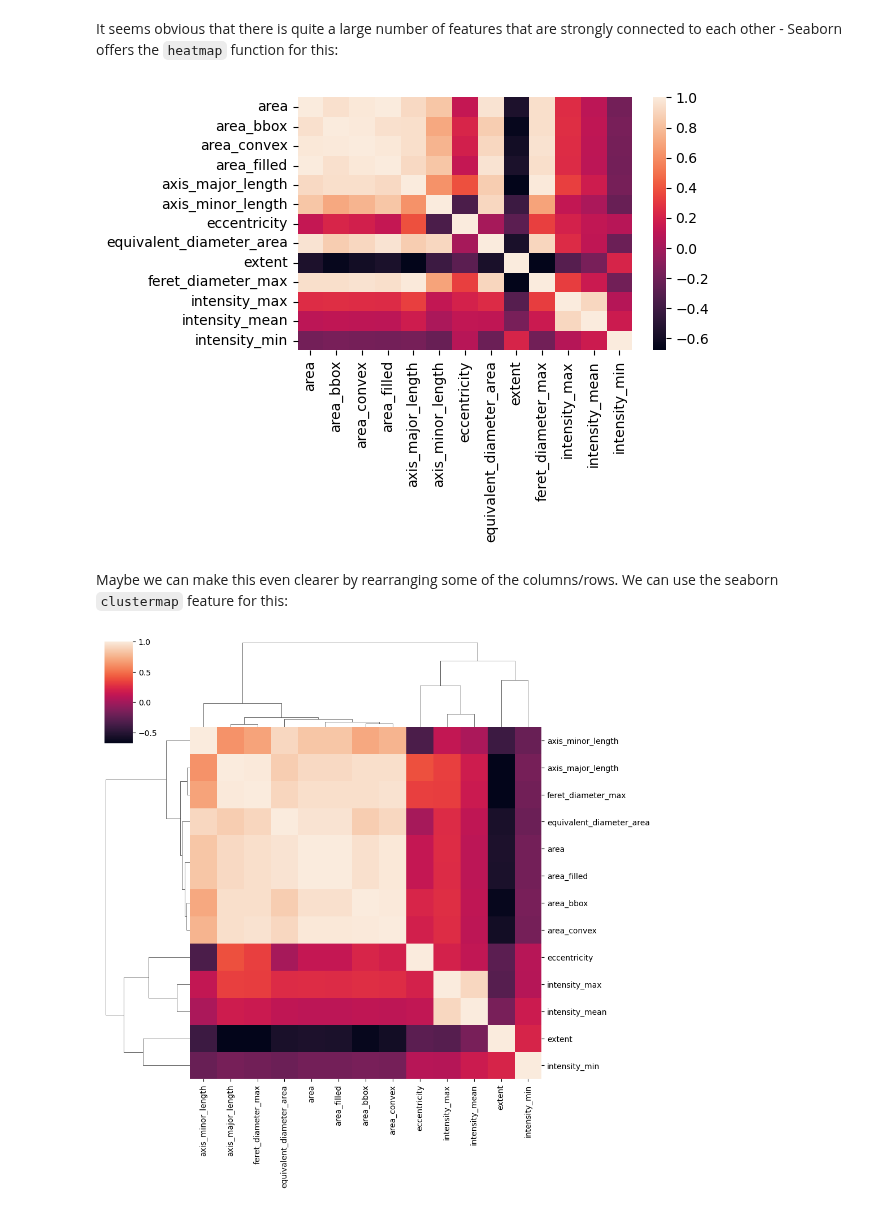
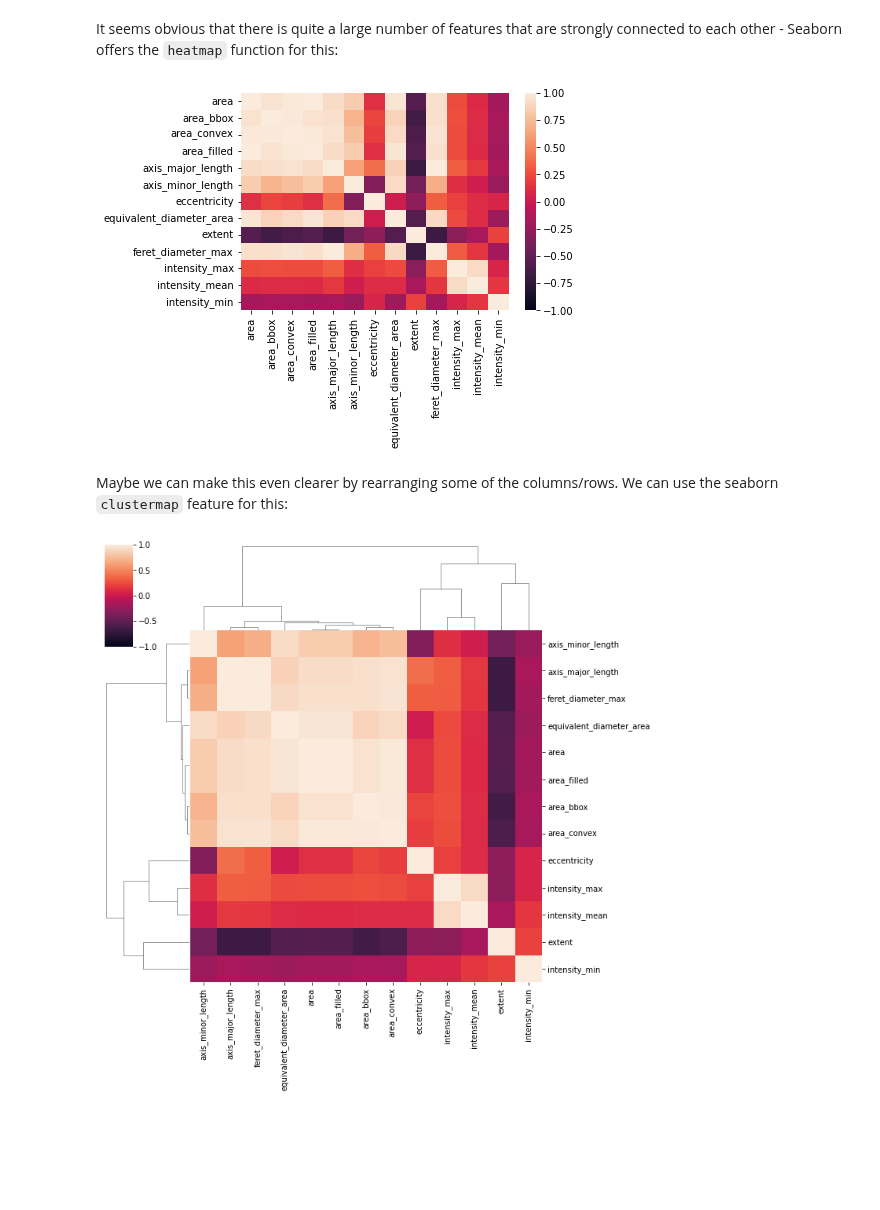
Before and after one commit to BiAPoL/Quantitative_Bio_Image_Analysis_with_Python_2022, a Jupyter notebook: docs/day3c_statistics_and_tests/03_correlation_matrix.ipynb, the cells around one changed output. Saved outputs shown, nothing was run; the diff lists cells and outputs as text; code cells hidden in the pictures; blank space fills up the shorter version.

Commit message:
fixed color range in correlation matrix

```diff
--- a/docs/day3c_statistics_and_tests/03_correlation_matrix.ipynb
+++ b/docs/day3c_statistics_and_tests/03_correlation_matrix.ipynb
@@ -52,12 +56,12 @@ correlation_matrix = df.corr(method='pearson')
 # %% [markdown]
 It seems obvious that there is quite a large number of features that are strongly connected to each other - Seaborn offers the `heatmap` function for this:
 # %%
-ax = sns.heatmap(correlation_matrix, annot=False)
+ax = sns.heatmap(correlation_matrix, annot=False, vmin=-1, vmax=1)
 # %% [output]
-[figure, old version]
+[figure, new version]
 # %% [markdown]
 Maybe we can make this even clearer by rearranging some of the columns/rows. We can use the seaborn `clustermap` feature for this:
 # %%
-fig = sns.clustermap(correlation_matrix)
+fig = sns.clustermap(correlation_matrix, vmin=-1, vmax=1)
 # %% [output]
-[figure, old version]
+[figure, new version]
```
Also changed, not shown: parts of 3 cells of this notebook.
